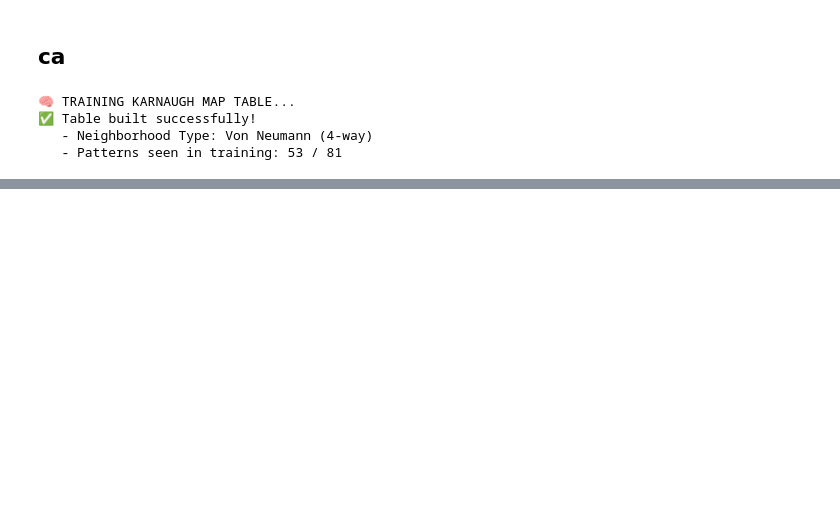
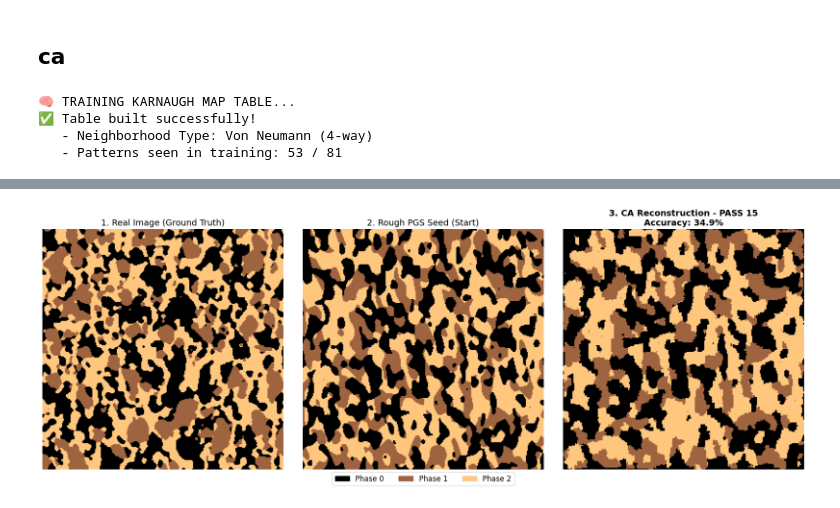
Before and after one commit to ioanb16/Growing-virtual-materials-cellular-automata-meets-geostatistics, a Jupyter notebook: notebooks/recovery-tests.ipynb, the cells around one changed output, grey strips where cells are left out. Cells and saved outputs as stored; diff of their text form; code cells hidden in the pictures; blank space fills up the shorter version.

```diff
--- a/notebooks/recovery-tests.ipynb
+++ b/notebooks/recovery-tests.ipynb
@@ -335,0 +459,53 @@ plt.show()
+# %%
+import time
+from IPython.display import display, clear_output
+from pgsca.karnaugh_tools import sequential_simulate
+
+print("⚙️ CHUNK 4: STARTING CA SLIDESHOW RECONSTRUCTION...")
+time.sleep(1)
+
+# Start with the rough PGS draft generated in Chunk 2
+current_grid = rough_seed.copy()
+n_passes = 15
+
+for pass_num in range(1, n_passes + 1):
+    # Run exactly 1 pass of the CA engine at a time
+    current_grid, hist = sequential_simulate(
+        table=table,
+        shape=(GRID_SIZE, GRID_SIZE),
+        proportions=params['proportions'],
+        n_passes=1,
+        initial_grid=current_grid
+    )
+
+    # Track spatial reconstruction accuracy matching
+    accuracy = np.mean(current_grid == real_map) * 100
+
+    # Clear notebook screen buffer to animate next frame
+    clear_output(wait=True)
+
+    fig, axes = plt.subplots(1, 3, figsize=(18, 6))
+
+    # 1. Reference target
+    axes[0].imshow(real_map, cmap=cmap, vmin=0, vmax=2)
+    axes[0].set_title("1. Real Image (Ground Truth)", fontsize=14)
+    axes[0].axis('off')
+
+    # 2. Starting condition
+    axes[1].imshow(rough_seed, cmap=cmap, vmin=0, vmax=2)
+    axes[1].set_title("2. Rough PGS Seed (Start)", fontsize=14)
+    axes[1].axis('off')
+
+    # 3. Current active step
+    axes[2].imshow(current_grid, cmap=cmap, vmin=0, vmax=2)
+    axes[2].set_title(f"3. CA Reconstruction - PASS {pass_num}\nAccuracy: {accuracy:.1f}%", fontsize=14, fontweight='bold')
+    axes[2].axis('off')
+
+    fig.legend(handles=patches, loc='lower center', ncol=3, fontsize=12, bbox_to_anchor=(0.5, -0.05))
+    plt.tight_layout()
+    plt.show()
+
+    # Short frame delay for visual feedback tracking
+    time.sleep(0.4)
+# %% [output]
+[figure, added]
```
Also changed, not shown: parts of 9 cells of this notebook.
